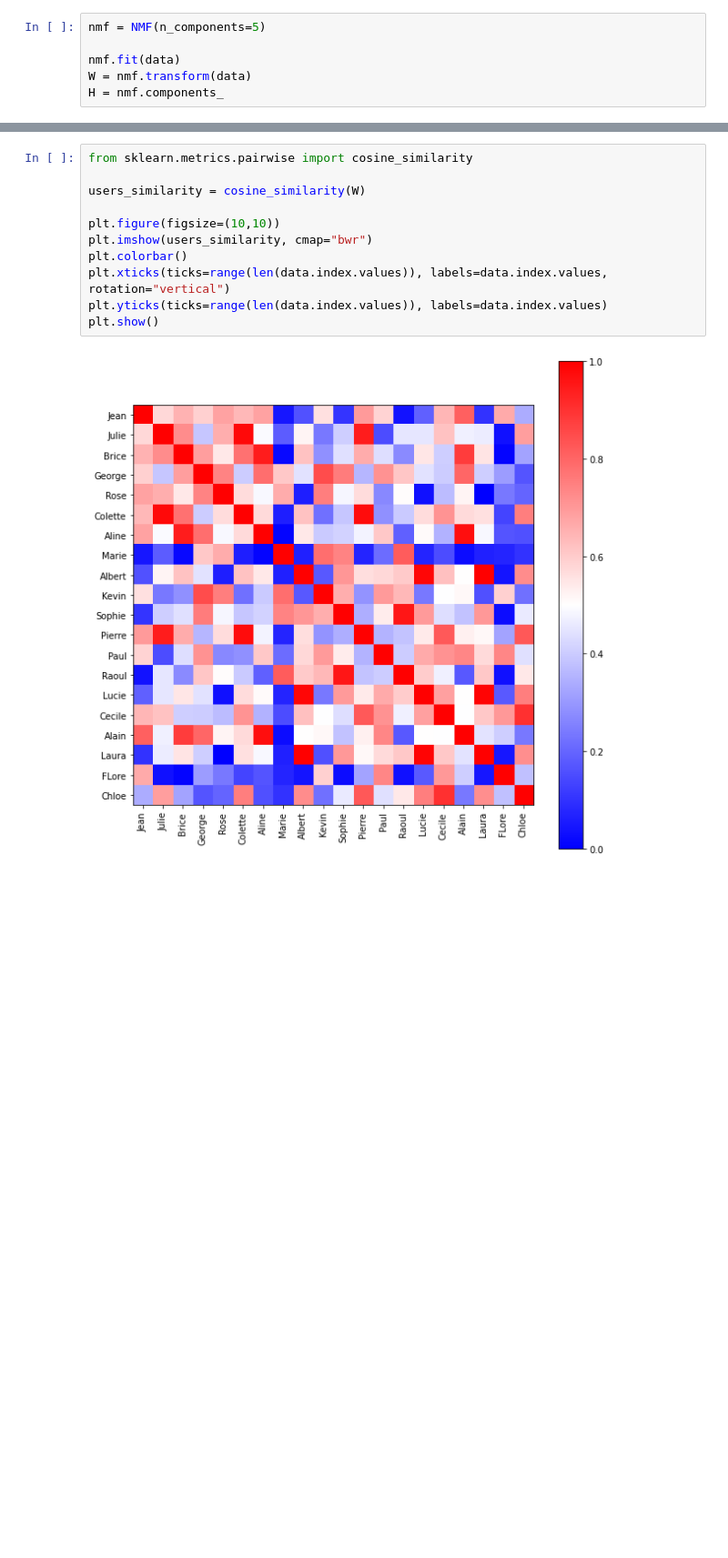
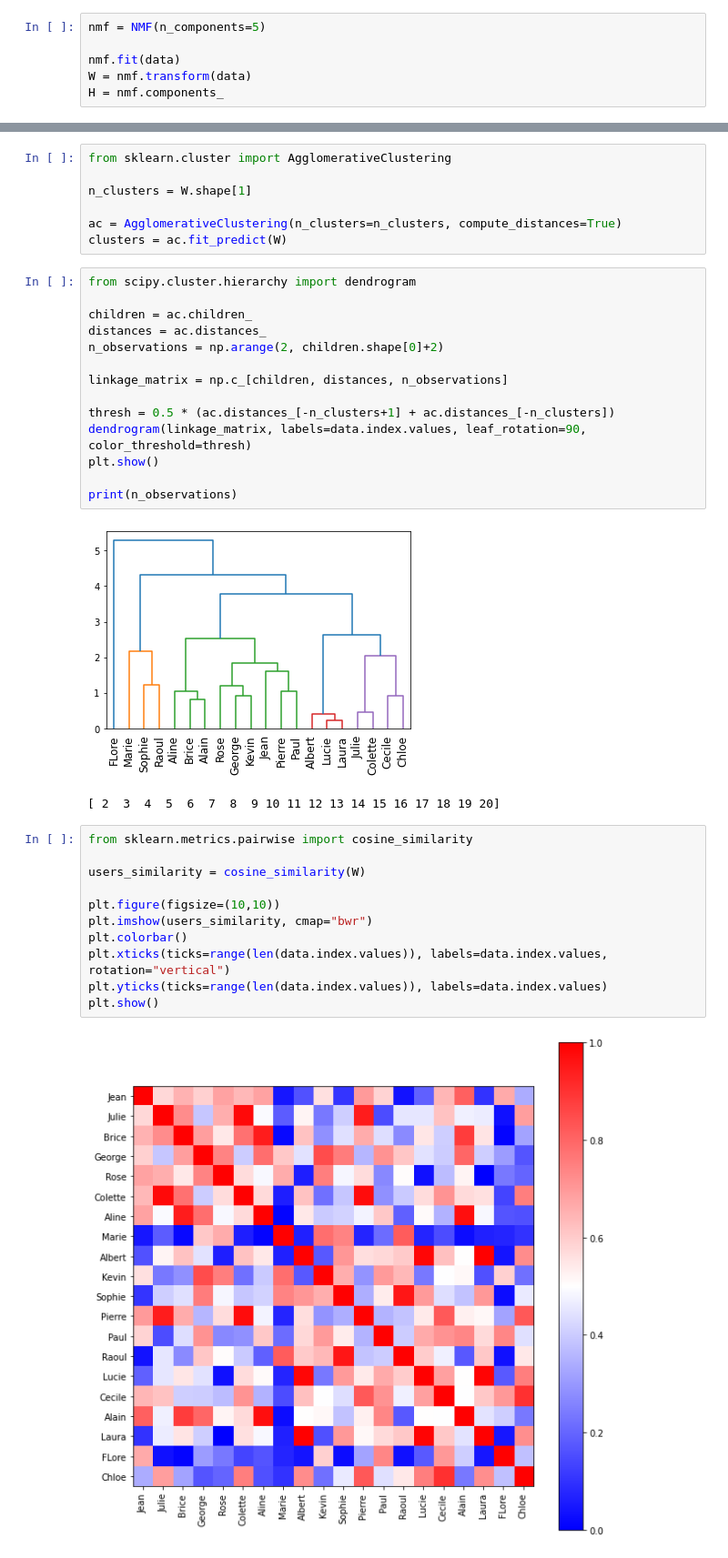
Before and after one commit to jorisguerin/clusteringLectures, a Jupyter notebook: Slides_NMF.ipynb, the cells around one changed output, grey strips where cells are left out. Shown at 91% size. Cells and saved outputs as stored; diff of their text form; blank space fills up the shorter version.

```diff
--- a/Slides_NMF.ipynb
+++ b/Slides_NMF.ipynb
@@ -222,3 +239,27 @@ H = nmf.components_
+# %%
+from sklearn.cluster import AgglomerativeClustering
+
+n_clusters = W.shape[1]
+
+ac = AgglomerativeClustering(n_clusters=n_clusters, compute_distances=True)
+clusters = ac.fit_predict(W)
+# %%
+from scipy.cluster.hierarchy import dendrogram
+
+children = ac.children_
+distances = ac.distances_
+n_observations = np.arange(2, children.shape[0]+2)
+
+linkage_matrix = np.c_[children, distances, n_observations]
+
+thresh = 0.5 * (ac.distances_[-n_clusters+1] + ac.distances_[-n_clusters])
+dendrogram(linkage_matrix, labels=data.index.values, leaf_rotation=90, color_threshold=thresh)
+plt.show()
+
+print(n_observations)
+# %% [output]
+[figure, added]
+[ 2  3  4  5  6  7  8  9 10 11 12 13 14 15 16 17 18 19 20]
 # %%
 from sklearn.metrics.pairwise import cosine_similarity
 
```
Also changed, not shown: parts of 6 cells of this notebook.
